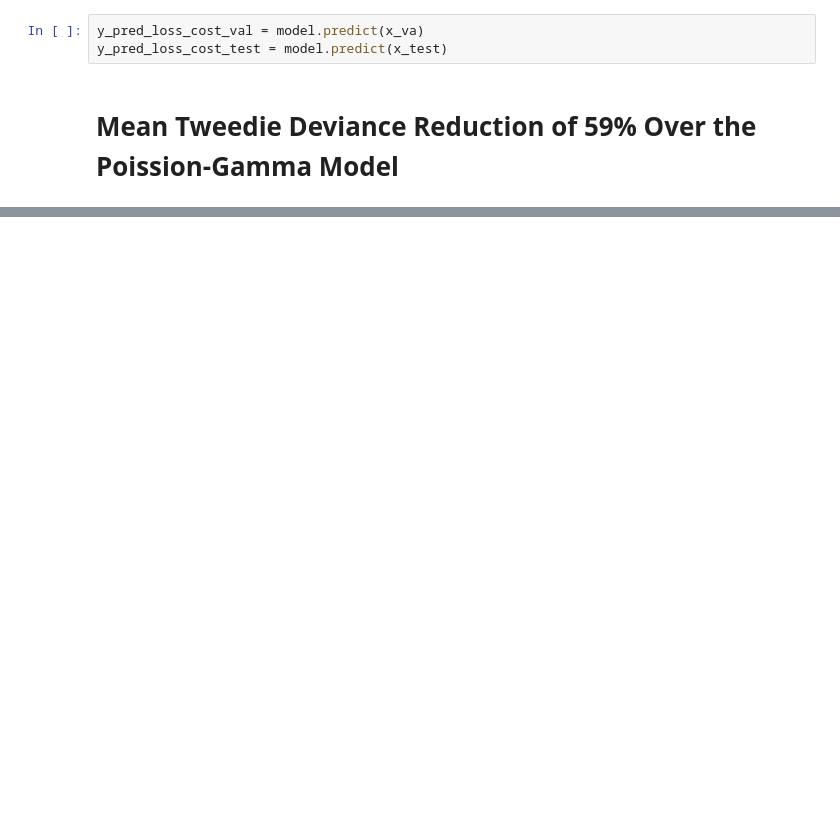
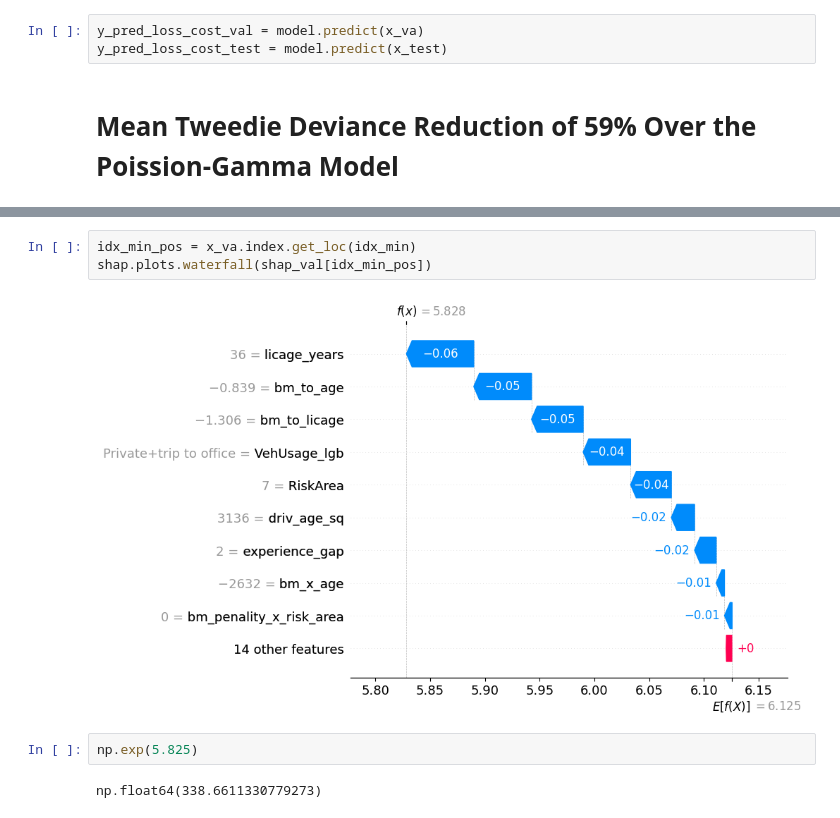
Before and after one commit to DSML12/End_to_End_Loss_Cost_Model, a Jupyter notebook: src/notebook/End_to_End_Loss_Cost_Modeling_LGBM_GLM.ipynb, the cells around one changed output, grey strips where cells are left out. Drawn from its saved outputs; the diff is of its cells as text; blank space fills up the shorter version.

```diff
--- a/src/notebook/End_to_End_Loss_Cost_Modeling_LGBM_GLM.ipynb
+++ b/src/notebook/End_to_End_Loss_Cost_Modeling_LGBM_GLM.ipynb
@@ -624,0 +653,9 @@ model = lgb.Booster(model_file = 'loss_cost_lgbm.txt')
+# %%
+idx_min_pos = x_va.index.get_loc(idx_min)
+shap.plots.waterfall(shap_val[idx_min_pos])
+# %% [output]
+[figure, added]
+# %%
+np.exp(5.825)
+# %% [output]
+np.float64(338.6611330779273)
```
Also changed, not shown: parts of 22 cells of this notebook.
